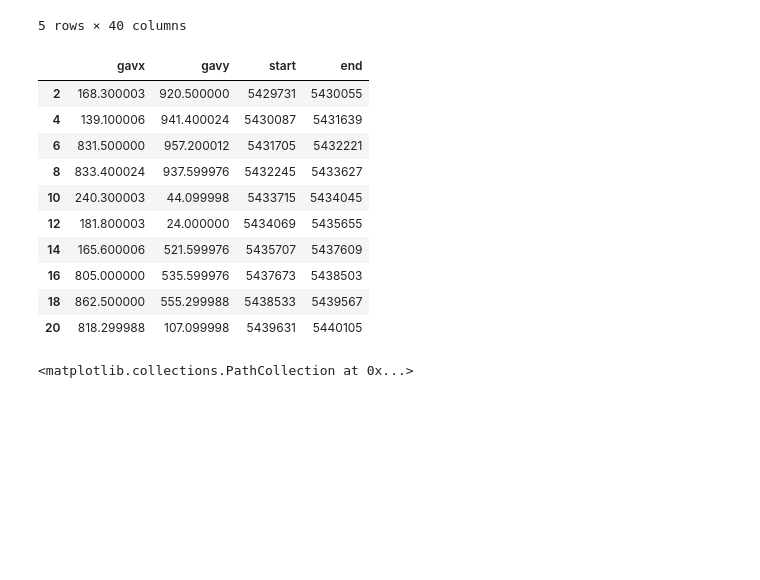
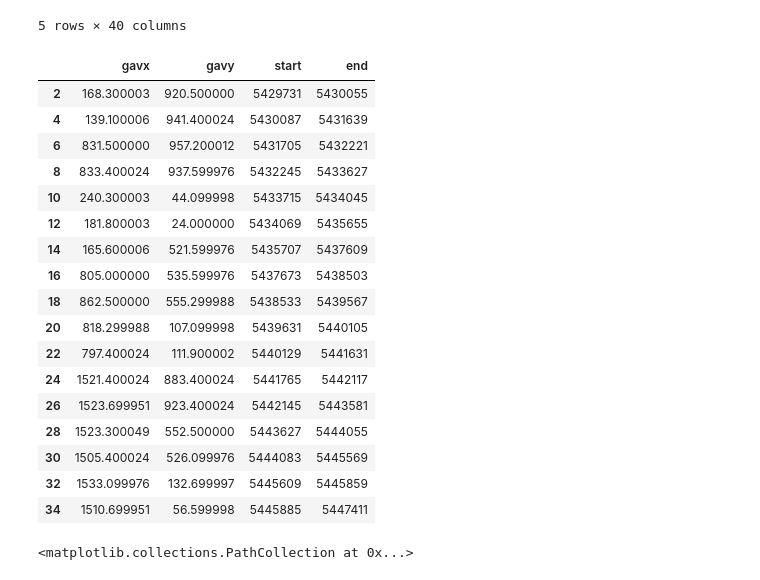
Before and after one commit to ndhuu/fyp_result, a Jupyter notebook: eyelink.ipynb, the cells around one changed output. Saved outputs shown, nothing was run; the diff lists cells and outputs as text; code cells hidden in the pictures; blank space fills up the shorter version.

```diff
--- a/eyelink.ipynb
+++ b/eyelink.ipynb
@@ -114,19 +127,26 @@ samples.head()
 # %%
 a = events[events['type']=='fixation']
 a = a[['gavx', 'gavy', 'start', 'end']].iloc[1:]
-a.head(10)
+a.head(50)
 # %% [output]
 |  | gavx | gavy | start | end |
 | 2 | 168.300003 | 920.500000 | 5429731 | 5430055 |
 | 4 | 139.100006 | 941.400024 | 5430087 | 5431639 |
 | 6 | 831.500000 | 957.200012 | 5431705 | 5432221 |
 | 8 | 833.400024 | 937.599976 | 5432245 | 5433627 |
 | 10 | 240.300003 | 44.099998 | 5433715 | 5434045 |
 | 12 | 181.800003 | 24.000000 | 5434069 | 5435655 |
 | 14 | 165.600006 | 521.599976 | 5435707 | 5437609 |
 | 16 | 805.000000 | 535.599976 | 5437673 | 5438503 |
 | 18 | 862.500000 | 555.299988 | 5438533 | 5439567 |
 | 20 | 818.299988 | 107.099998 | 5439631 | 5440105 |
+| 22 | 797.400024 | 111.900002 | 5440129 | 5441631 |
+| 24 | 1521.400024 | 883.400024 | 5441765 | 5442117 |
+| 26 | 1523.699951 | 923.400024 | 5442145 | 5443581 |
+| 28 | 1523.300049 | 552.500000 | 5443627 | 5444055 |
+| 30 | 1505.400024 | 526.099976 | 5444083 | 5445569 |
+| 32 | 1533.099976 | 132.699997 | 5445609 | 5445859 |
+| 34 | 1510.699951 | 56.599998 | 5445885 | 5447411 |
 # %%
 # plt.figure(figsize=(16, 16))
 plt.scatter(a['gavx'], a['gavy'])
```
Also changed, not shown: parts of 35 cells of this notebook.
